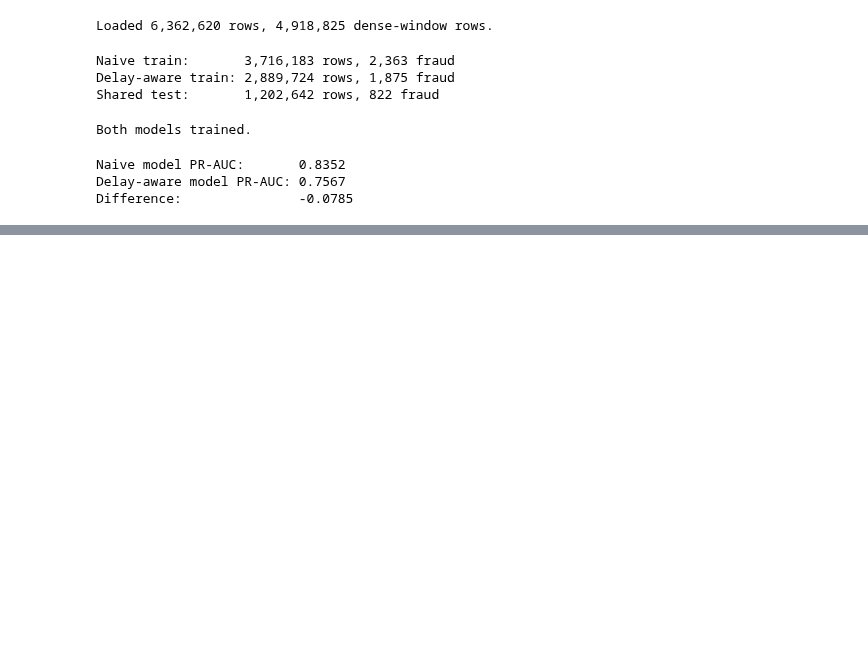
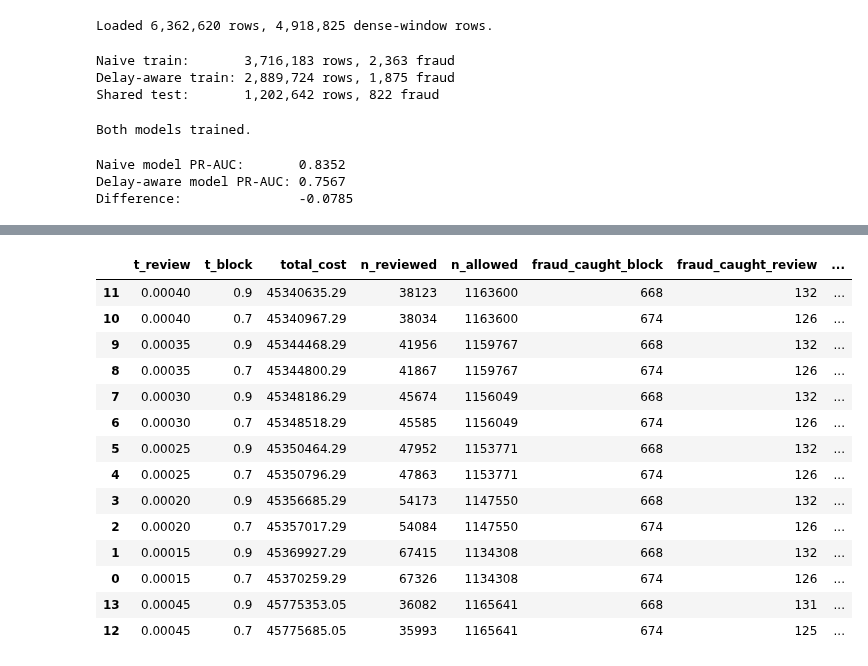
Before and after one commit to anushka-saini/Cost-Aware-Fraud-Detection-with-Delay-Aware-Decisioning, a Jupyter notebook: notebooks/03_delay_aware_validation.ipynb, the cells around one changed output, grey strips where cells are left out. Saved outputs shown, nothing was run; the diff lists cells and outputs as text; code cells hidden in the pictures; blank space fills up the shorter version.

```diff
--- a/notebooks/03_delay_aware_validation.ipynb
+++ b/notebooks/03_delay_aware_validation.ipynb
@@ -93,0 +315,11 @@ Difference:               -0.0785
+# %%
+results_cost = []
+for t_review in [0.000001, 0.00001, 0.00003, 0.00005, 0.0001, 0.0003, 0.0005]:
+    for t_block in [0.7, 0.9]:
+        r = evaluate_thresholds(y_test_delay, probs, amounts_test, t_review, t_block)
+        r['t_review'] = t_review
+        r['t_block'] = t_block
+        results_cost.append(r)
+
+cost_df3 = pd.DataFrame(results_cost).sort_values('total_cost')
+cost_df3[['t_review', 't_block', 'total_cost', 'n_reviewed', 'n_allowed', 'fraud_missed']]
@@ -93,0 +342,27 @@ Difference:               -0.0785
+# %%
+results_cost = []
+for t_review in [0.00015, 0.0002, 0.00025, 0.0003, 0.00035, 0.0004, 0.00045]:
+    for t_block in [0.7, 0.9]:
+        r = evaluate_thresholds(y_test_delay, probs, amounts_test, t_review, t_block)
+        r['t_review'] = t_review
+        r['t_block'] = t_block
+        results_cost.append(r)
+
+cost_df4 = pd.DataFrame(results_cost).sort_values('total_cost')
+cost_df4[['t_review', 't_block', 'total_cost', 'n_reviewed', 'n_allowed', 'fraud_caught_block', 'fraud_caught_review', 'fraud_missed']]
+# %% [output]
+|  | t_review | t_block | total_cost | n_reviewed | n_allowed | fraud_caught_block | fraud_caught_review | ... |
+| 11 | 0.00040 | 0.9 | 45340635.29 | 38123 | 1163600 | 668 | 132 | ... |
+| 10 | 0.00040 | 0.7 | 45340967.29 | 38034 | 1163600 | 674 | 126 | ... |
+| 9 | 0.00035 | 0.9 | 45344468.29 | 41956 | 1159767 | 668 | 132 | ... |
+| 8 | 0.00035 | 0.7 | 45344800.29 | 41867 | 1159767 | 674 | 126 | ... |
+| 7 | 0.00030 | 0.9 | 45348186.29 | 45674 | 1156049 | 668 | 132 | ... |
+| 6 | 0.00030 | 0.7 | 45348518.29 | 45585 | 1156049 | 674 | 126 | ... |
+| 5 | 0.00025 | 0.9 | 45350464.29 | 47952 | 1153771 | 668 | 132 | ... |
+| 4 | 0.00025 | 0.7 | 45350796.29 | 47863 | 1153771 | 674 | 126 | ... |
+| 3 | 0.00020 | 0.9 | 45356685.29 | 54173 | 1147550 | 668 | 132 | ... |
+| 2 | 0.00020 | 0.7 | 45357017.29 | 54084 | 1147550 | 674 | 126 | ... |
+| 1 | 0.00015 | 0.9 | 45369927.29 | 67415 | 1134308 | 668 | 132 | ... |
+| 0 | 0.00015 | 0.7 | 45370259.29 | 67326 | 1134308 | 674 | 126 | ... |
+| 13 | 0.00045 | 0.9 | 45775353.05 | 36082 | 1165641 | 668 | 131 | ... |
+| 12 | 0.00045 | 0.7 | 45775685.05 | 35993 | 1165641 | 674 | 125 | ... |
```
Also changed, not shown: parts of 44 cells of this notebook, 1 other file.
